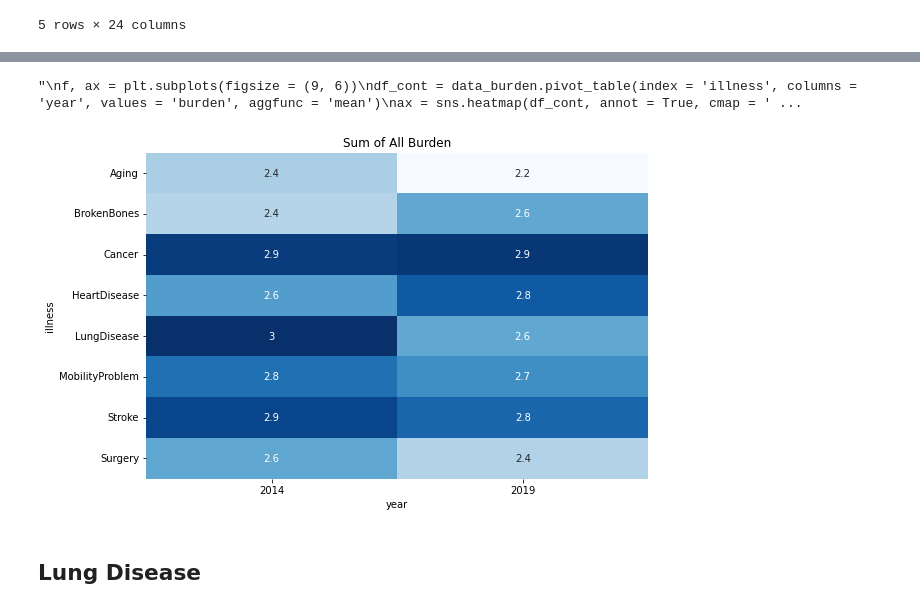
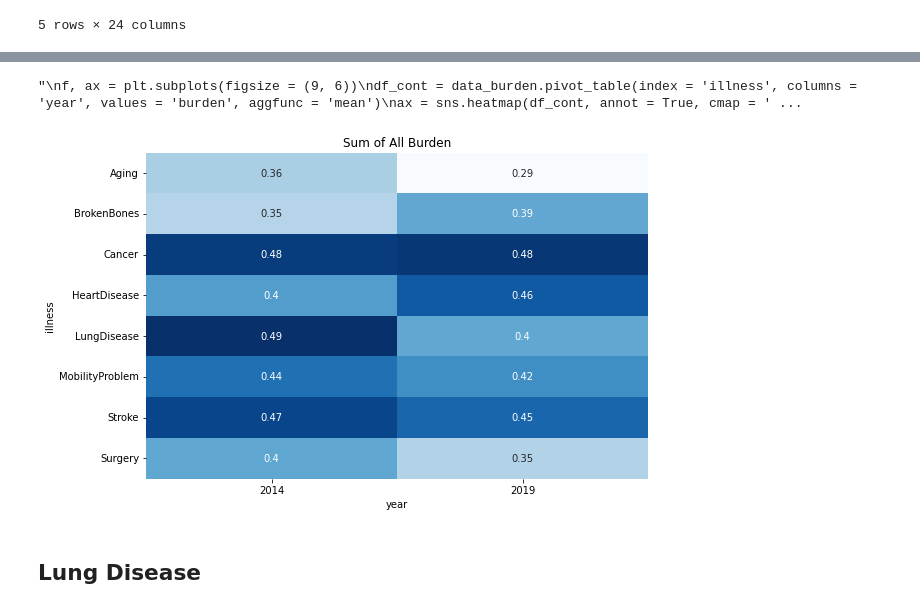
Before and after one commit to woonsupkim/BurdenofCare, a Jupyter notebook: 2015_2020_comparison.ipynb, the cells around one changed output, grey strips where cells are left out. Drawn from its saved outputs; the diff is of its cells as text; code cells hidden in the pictures.

```diff
--- a/2015_2020_comparison.ipynb
+++ b/2015_2020_comparison.ipynb
@@ -96,4 +96,7 @@ data_burden = data_burden.reset_index(drop=True)
 data_burden['sum_burden'] = np.add(data_burden['fin_burden'], data_burden['emot_burden'])
 data_burden['sum_burden'] = np.add(data_burden['sum_burden'], data_burden['phys_burden'])
 data_burden['sum_burden'] = np.add(data_burden['sum_burden'], data_burden['burden'])
-data_burden['sum_burden'] = data_burden['sum_burden']/4
+#data_burden['sum_burden'] = data_burden['sum_burden']/4
+# %%
+data_burden['sum_burden2'] = (data_burden['sum_burden'] - np.min(data_burden['sum_burden'])) / (np.max(data_burden['sum_burden']) - np.min(data_burden['sum_burden']))
+data_burden['sum_burden2']
@@ -100,34 +116,34 @@ data_burden['sum_burden'] = data_burden['sum_burden']/4
 # %%
 #sns.set_theme()
 f, ax = plt.subplots(figsize = (9, 6))
-df_cont = data_burden.pivot_table(index = 'illness', columns = 'year', values = 'sum_burden', aggfunc = 'mean')
+df_cont = data_burden.pivot_table(index = 'illness', columns = 'year', values = 'sum_burden2', aggfunc = 'mean')
 ax = sns.heatmap(df_cont, annot = True, cmap = 'Blues', cbar = False).set(title='Sum of All Burden')
 
 
 """
 f, ax = plt.subplots(figsize = (9, 6))
 df_cont = data_burden.pivot_table(index = 'illness', columns = 'year', values = 'burden', aggfunc = 'mean')
 ax = sns.heatmap(df_cont, annot = True, cmap = 'Blues', cbar = False).set(title='Burden of Care')
 
 
 #sns.set_theme()
 f, ax = plt.subplots(figsize = (9, 6))
 df_cont = data_burden.pivot_table(index = 'illness', columns = 'year', values = 'fin_burden', aggfunc = 'mean')
 ax = sns.heatmap(df_cont, annot = True, cmap = 'Blues', cbar = False).set(title='Financial Burden')
 
 #sns.set_theme()
 f, ax = plt.subplots(figsize = (9, 6))
 df_cont = data_burden.pivot_table(index = 'illness', columns = 'year', values = 'emot_burden', aggfunc = 'mean')
 ax = sns.heatmap(df_cont, annot = True, cmap = 'Blues').set(title='Emotional Burden')
 
 #sns.set_theme()
 f, ax = plt.subplots(figsize = (9, 6))
 df_cont = data_burden.pivot_table(index = 'illness', columns = 'year', values = 'phys_burden', aggfunc = 'mean')
 ax = sns.heatmap(df_cont, annot = True, cmap = 'Blues').set(title='Physical Burden')
 """
 # %% [output]
 "\nf, ax = plt.subplots(figsize = (9, 6))\ndf_cont = data_burden.pivot_table(index = 'illness', columns = 'year', values = 'burden', aggfunc = 'mean')\nax = sns.heatmap(df_cont, annot = True, cmap = ' ...
-[figure, old version]
+[figure, new version]
 # %% [markdown]
 ## Lung Disease
 # %%
```
Also changed, not shown: parts of 1 cell of this notebook.
